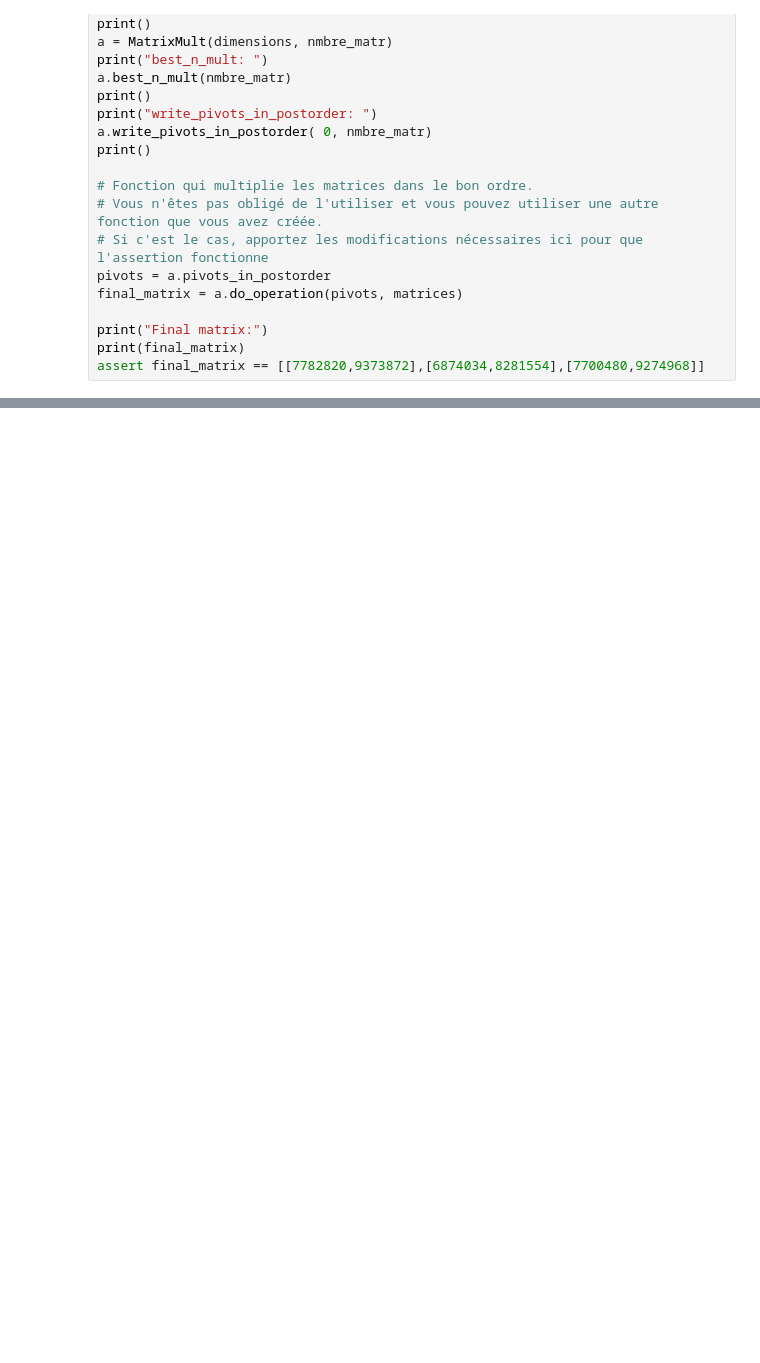
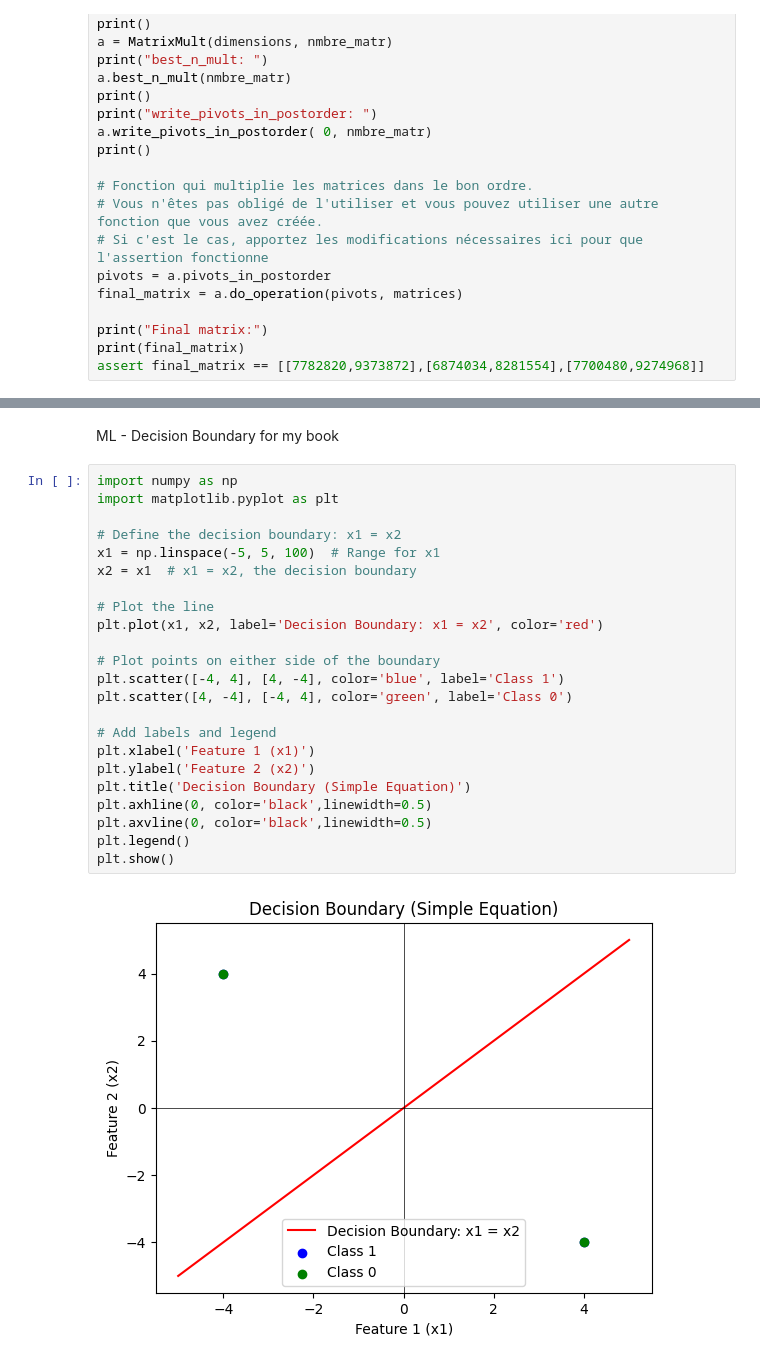
Before and after one commit to ahonongobi/Data_Structure_and_algo, a Jupyter notebook: brouillons.ipynb, the cells around one changed output, grey strips where cells are left out. Drawn from its saved outputs; the diff is of its cells as text; blank space fills up the shorter version.

```diff
--- a/brouillons.ipynb
+++ b/brouillons.ipynb
@@ -106,0 +186,27 @@ assert final_matrix == [[7782820,9373872],[6874034,8281554],[7700480,9274968]]
+# %% [markdown]
+ML - Decision Boundary for my book
+# %%
+import numpy as np
+import matplotlib.pyplot as plt
+
+# Define the decision boundary: x1 = x2
+x1 = np.linspace(-5, 5, 100)  # Range for x1
+x2 = x1  # x1 = x2, the decision boundary
+
+# Plot the line
+plt.plot(x1, x2, label='Decision Boundary: x1 = x2', color='red')
+
+# Plot points on either side of the boundary
+plt.scatter([-4, 4], [4, -4], color='blue', label='Class 1')
+plt.scatter([4, -4], [-4, 4], color='green', label='Class 0')
+
+# Add labels and legend
+plt.xlabel('Feature 1 (x1)')
+plt.ylabel('Feature 2 (x2)')
+plt.title('Decision Boundary (Simple Equation)')
+plt.axhline(0, color='black',linewidth=0.5)
+plt.axvline(0, color='black',linewidth=0.5)
+plt.legend()
+plt.show()
+# %% [output]
+[figure, added]
```
Also changed, not shown: parts of 50 cells of this notebook, 3 other files.
